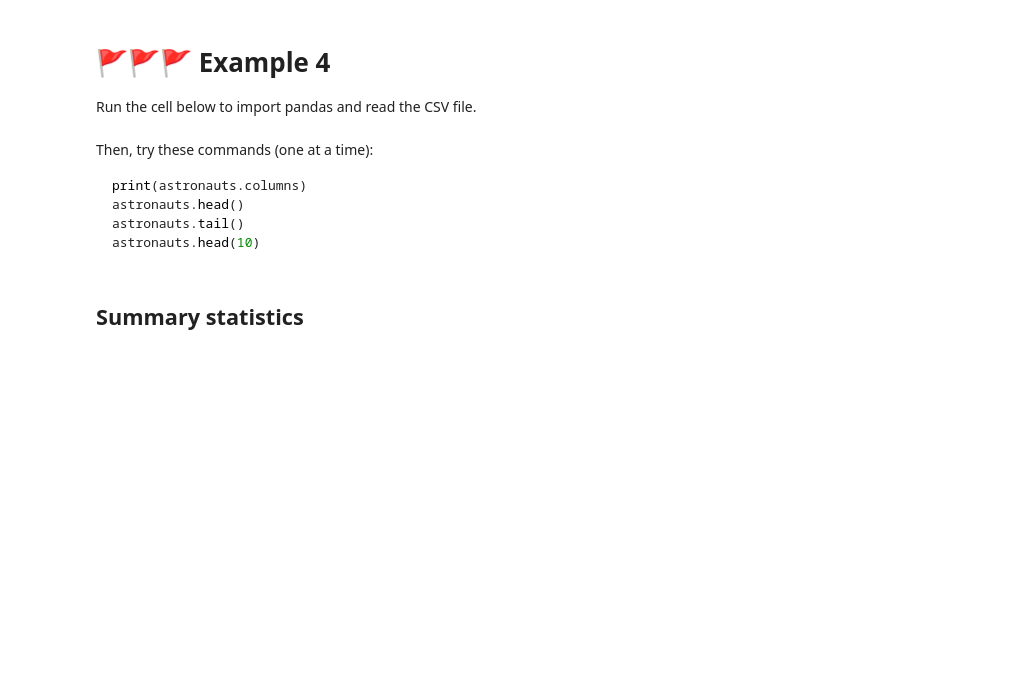
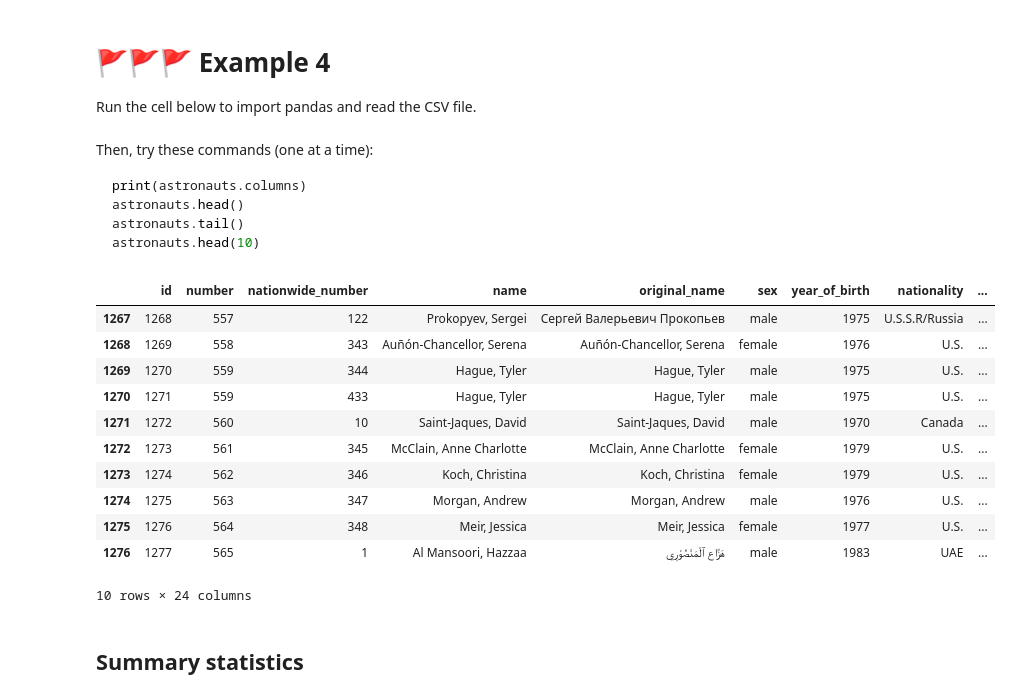
Before and after one commit to chdesvages/ddi-intro-python-feb21, a Jupyter notebook: presentation.ipynb, the cells around one changed output. Cells and saved outputs as stored; diff of their text form; code cells hidden in the pictures; blank space fills up the shorter version.

````diff
--- a/presentation.ipynb
+++ b/presentation.ipynb
@@ -170,5 +253,20 @@ astronauts.head()
 astronauts.tail()
 astronauts.head(10)
 ```
+# %%
+astronauts.tail(10)
+# %% [output]
+|  | id | number | nationwide_number | name | original_name | sex | year_of_birth | nationality | ... |
+| 1267 | 1268 | 557 | 122 | Prokopyev, Sergei | Сергей Валерьевич Прокопьев | male | 1975 | U.S.S.R/Russia | ... |
+| 1268 | 1269 | 558 | 343 | Auñón-Chancellor, Serena | Auñón-Chancellor, Serena | female | 1976 | U.S. | ... |
+| 1269 | 1270 | 559 | 344 | Hague, Tyler | Hague, Tyler | male | 1975 | U.S. | ... |
+| 1270 | 1271 | 559 | 433 | Hague, Tyler | Hague, Tyler | male | 1975 | U.S. | ... |
+| 1271 | 1272 | 560 | 10 | Saint-Jaques, David | Saint-Jaques, David | male | 1970 | Canada | ... |
+| 1272 | 1273 | 561 | 345 | McClain, Anne Charlotte | McClain, Anne Charlotte | female | 1979 | U.S. | ... |
+| 1273 | 1274 | 562 | 346 | Koch, Christina | Koch, Christina | female | 1979 | U.S. | ... |
+| 1274 | 1275 | 563 | 347 | Morgan, Andrew | Morgan, Andrew | male | 1976 | U.S. | ... |
+| 1275 | 1276 | 564 | 348 | Meir, Jessica | Meir, Jessica | female | 1977 | U.S. | ... |
+| 1276 | 1277 | 565 | 1 | Al Mansoori, Hazzaa | هَزَّاع ٱلْمَنْصُوْرِي | male | 1983 | UAE | ... |
+10 rows × 24 columns
 # %% [markdown]
 ## Summary statistics
````
Also changed, not shown: parts of 28 cells of this notebook, 1 other file.
